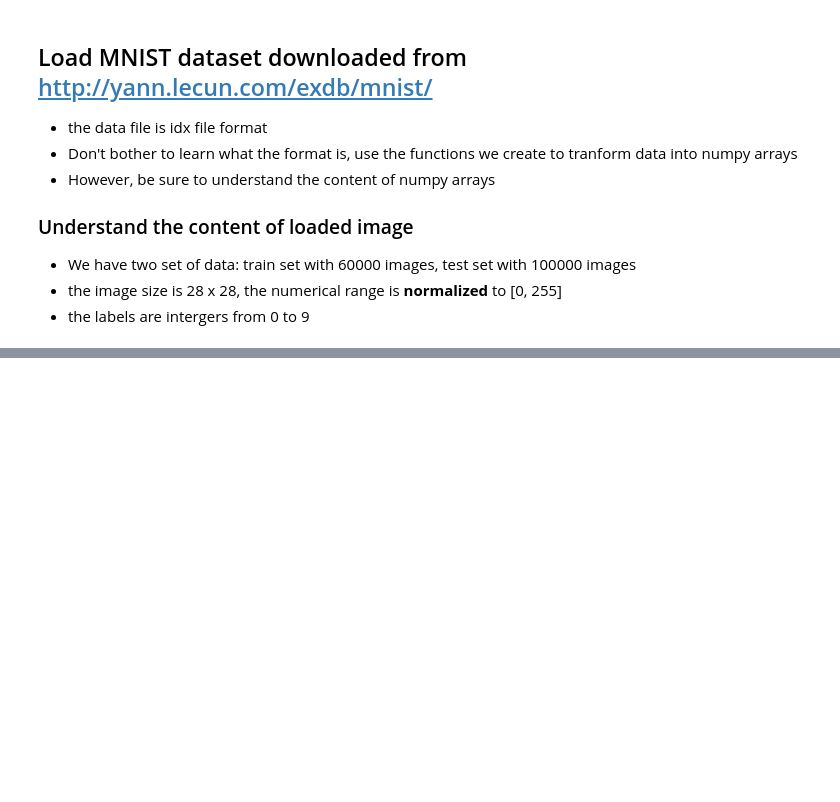
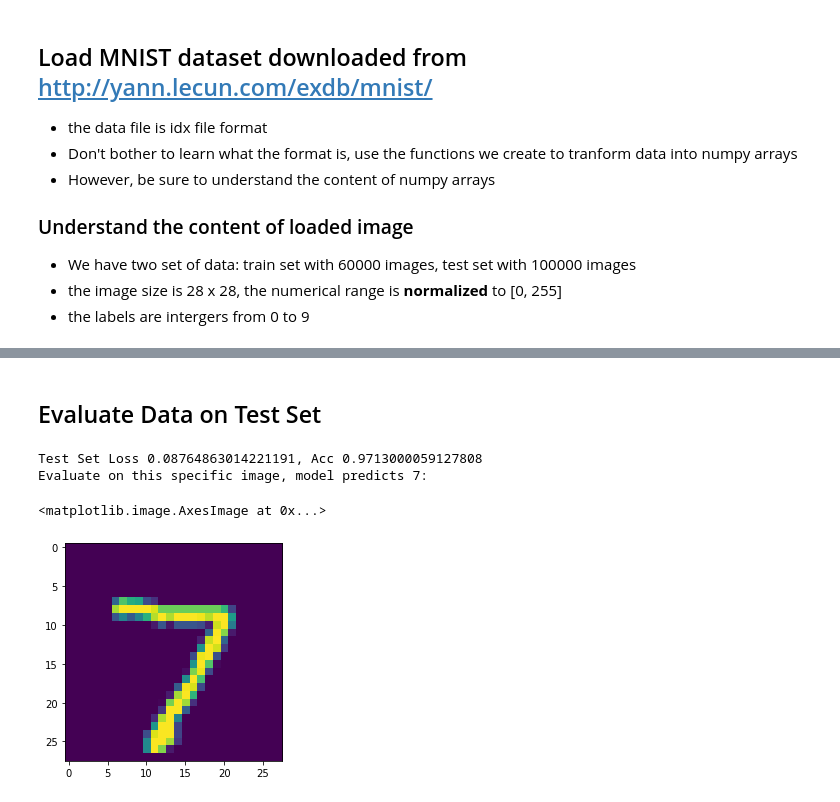
Before and after one commit to GP248CME215/AOS551_CNN, a Jupyter notebook: mnist.ipynb, the cells around one changed output, grey strips where cells are left out. Drawn from its saved outputs; the diff is of its cells as text; code cells hidden in the pictures; blank space fills up the shorter version.

```diff
--- a/mnist.ipynb
+++ b/mnist.ipynb
@@ -76,0 +143,31 @@ Display the image
+# %%
+from tensorflow.keras.layers import Input, Reshape
+from tensorflow.keras.layers import Conv2D, MaxPool2D, GlobalMaxPool2D
+from tensorflow.keras.layers import Flatten, Dense
+vgg16 = tf.keras.Sequential()
+vgg16.add(Input(shape=(28, 28)))
+vgg16.add(Reshape(target_shape=(28, 28, 1)))  # Reshape the input as Conv2D layers expect intputs be (h, w, c),
+                                              # where c is the number of channels of the images
+vgg16.add(Conv2D(filters=64, kernel_size=3, padding="same"))
+vgg16.add(Conv2D(filters=64, kernel_size=3, padding="same"))
+vgg16.add(MaxPool2D(pool_size=(2, 2)))
+vgg16.add(Conv2D(filters=128, kernel_size=3, padding="same"))
+vgg16.add(Conv2D(filters=128, kernel_size=3, padding="same"))
+vgg16.add(MaxPool2D(pool_size=(2, 2)))
+vgg16.add(Conv2D(filters=256, kernel_size=3, padding="same"))
+vgg16.add(Conv2D(filters=256, kernel_size=3, padding="same"))
+vgg16.add(Conv2D(filters=256, kernel_size=1, padding="same"))
+vgg16.add(MaxPool2D(pool_size=(2, 2)))
+vgg16.add(Conv2D(filters=512, kernel_size=3, padding="same"))
+vgg16.add(Conv2D(filters=512, kernel_size=3, padding="same"))
+vgg16.add(Conv2D(filters=512, kernel_size=1, padding="same"))
+vgg16.add(MaxPool2D(pool_size=(2, 2)))
+vgg16.add(Conv2D(filters=512, kernel_size=3, padding="same"))
+vgg16.add(Conv2D(filters=512, kernel_size=3, padding="same"))
+vgg16.add(Conv2D(filters=512, kernel_size=1, padding="same"))
+vgg16.add(GlobalMaxPool2D())
+vgg16.add(Flatten())
+vgg16.add(Dense(units=4096, activation="relu"))
+vgg16.add(Dense(units=4096, activation="relu"))
+vgg16.add(Dense(units=10, activation="softmax"))
+vgg16.summary()
@@ -76,0 +296,21 @@ Display the image
+# %% [markdown]
+## Evaluate Data on Test Set
+# %%
+logits = vgg16(test_images, training=False)
+test_loss = loss_fn(test_labels, logits).numpy()
+test_metrics = tf.keras.metrics.CategoricalAccuracy()
+test_metrics.update_state(test_labels, logits)
+test_acc = float(test_metrics.result())
+test_metrics.reset_states()
+print(f"Test Set Loss {test_loss}, Acc {test_acc}")
+
+example_image = test_images[0, ...]
+prediction = vgg16(example_image[np.newaxis, ...], training=False).numpy()
+prediction = np.argmax(prediction)
+print(f"Evaluate on this specific image, model predicts {prediction}:")
+plt.imshow(example_image)
+# %% [output]
+Test Set Loss 0.08764863014221191, Acc 0.9713000059127808
+Evaluate on this specific image, model predicts 7:
+<matplotlib.image.AxesImage at 0x...>
+[figure, added]
```
Also changed, not shown: parts of 9 cells of this notebook.
